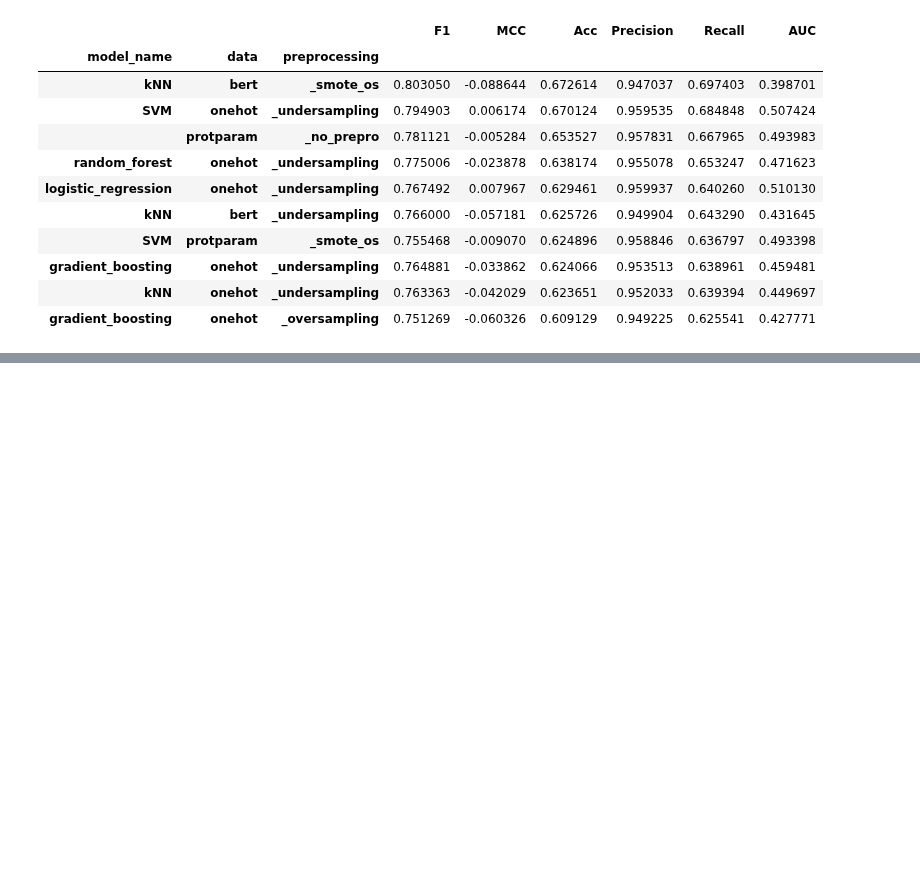
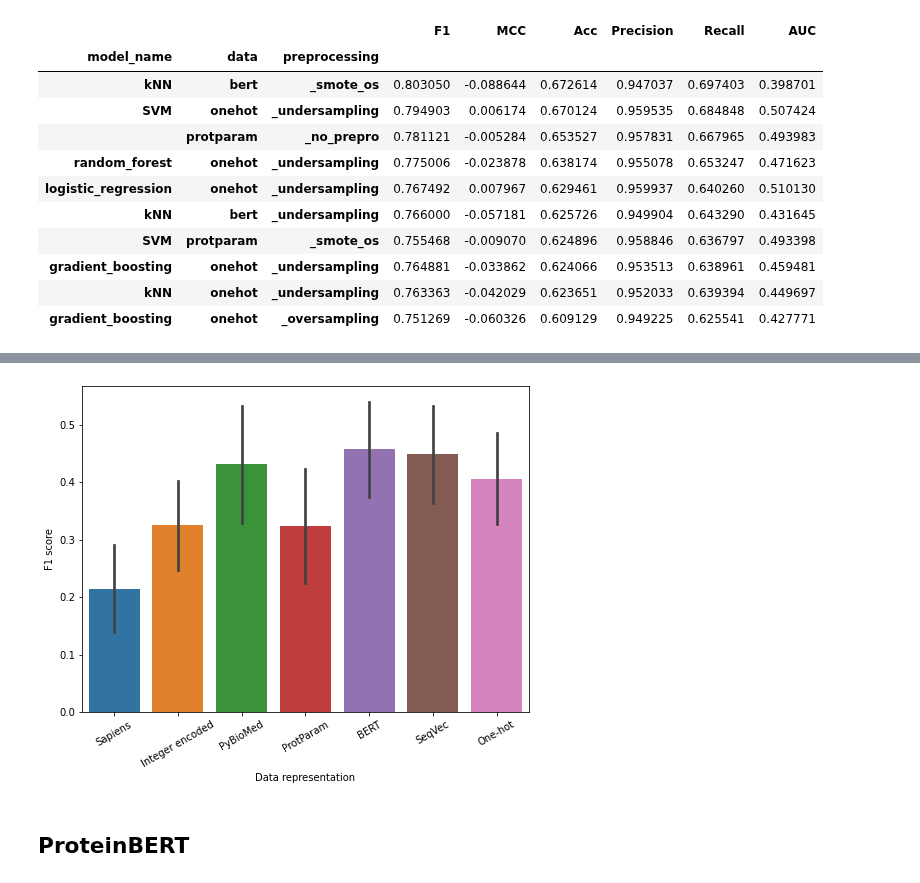
Before and after one commit to kvetab/di-pred, a Jupyter notebook: notebooks/reports/05_cross_validation_evaluation.ipynb, the cells around one changed output, grey strips where cells are left out. Cells and saved outputs as stored; diff of their text form; code cells hidden in the pictures; blank space fills up the shorter version.

```diff
--- a/notebooks/reports/05_cross_validation_evaluation.ipynb
+++ b/notebooks/reports/05_cross_validation_evaluation.ipynb
@@ -361,0 +464,13 @@ tap_means.nlargest(10, 'Acc')
+# %%
+plt.figure(figsize=(8,6))
+ax = sns.barplot(x="data", y="F1", data=f1_df, ci="sd")
+labels = ["Sapiens", "Integer encoded", "PyBioMed", "ProtParam", "BERT", "SeqVec", "One-hot"]
+ax.set_xticklabels(labels,rotation = 30)
+ax.set_xlabel("Data representation")
+ax.set_ylabel("F1 score")
+plt.savefig(path.join(DATA_DIR, "images/f1_of_cross_val_with_sd_by_data.png"), bbox_inches='tight')
+plt.show()
+# %% [output]
+[figure, added]
+# %% [markdown]
+## ProteinBERT
```
Also changed, not shown: parts of 19 cells of this notebook.
